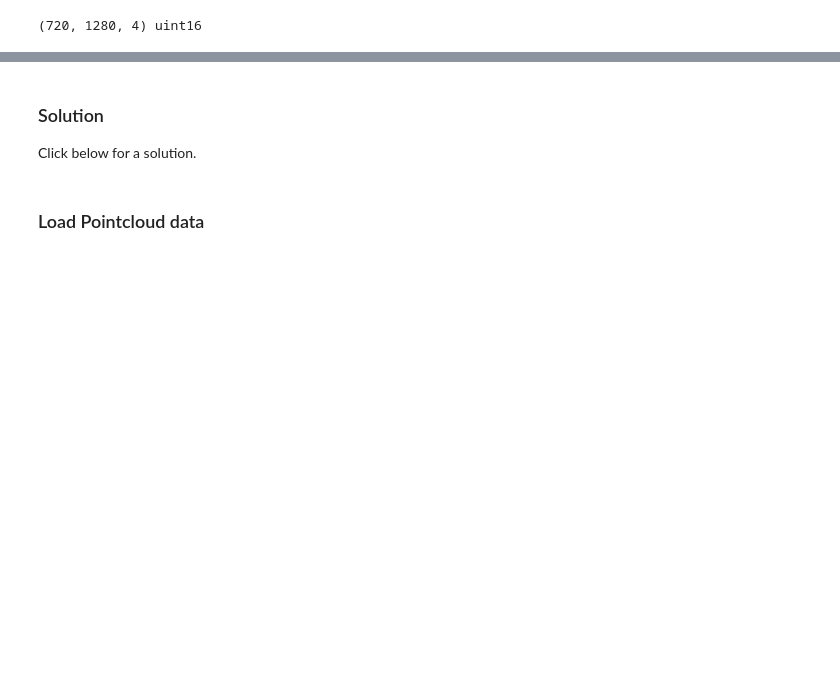
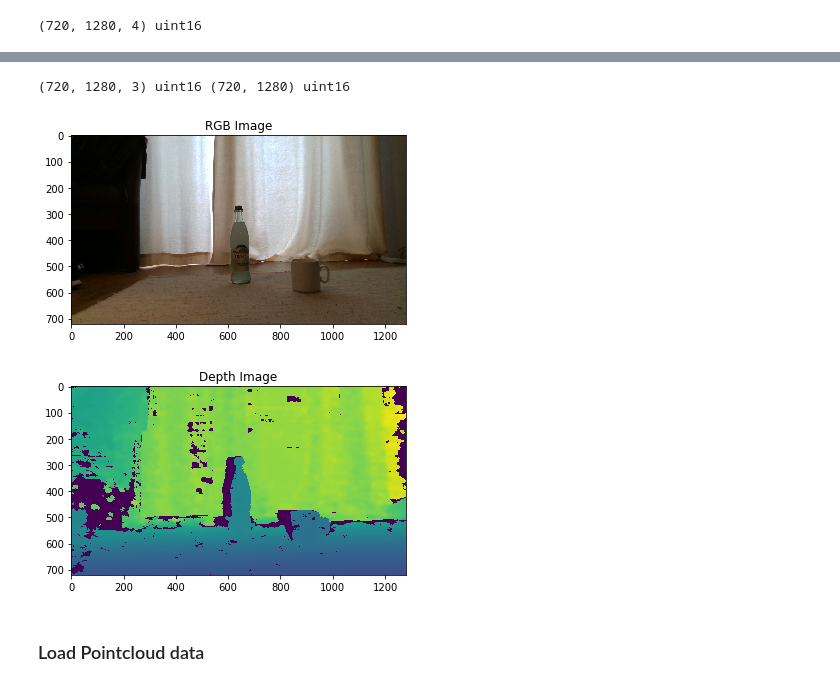
Before and after one commit to kylehounslow/bmw_2019, a Jupyter notebook: notebooks/object_measurement.ipynb, the cells around one changed output, grey strips where cells are left out. Cells and saved outputs as stored; diff of their text form; code cells hidden in the pictures; blank space fills up the shorter version.

```diff
--- a/notebooks/object_measurement.ipynb
+++ b/notebooks/object_measurement.ipynb
@@ -209,11 +251,18 @@ Recall that numpy images are indexed by `[row, col, channel]`
 
 <img src="https://miro.medium.com/max/1000/1*Ikn1J6siiiCSk4ivYUhdgw.png" style="height:50px; width:50px">
 # %%
-rgb = "your code goes here"  # hint: first 3 channels is RGB
-depth = "your code goes here"  # hint: last channel is depth
+rgb = rgbd[:, :, :3]  # first 3 channels is RGB
+depth = rgbd[:, :, -1]  # last channel is depth
 
-# print(rgb.shape, rgb.dtype, depth.shape, rgb.dtype)
+print(rgb.shape, rgb.dtype, depth.shape, rgb.dtype)
+
+plt.title("RGB Image")
+plt.imshow(rgb)
+plt.show()
+plt.title("Depth Image")
+plt.imshow(depth)
+plt.show()
+# %% [output]
+(720, 1280, 3) uint16 (720, 1280) uint16
+[figure, added]
+[figure, added]
-# %% [markdown]
-### Solution
-
-Click below for a solution.
```
Also changed, not shown: parts of 34 cells of this notebook.
